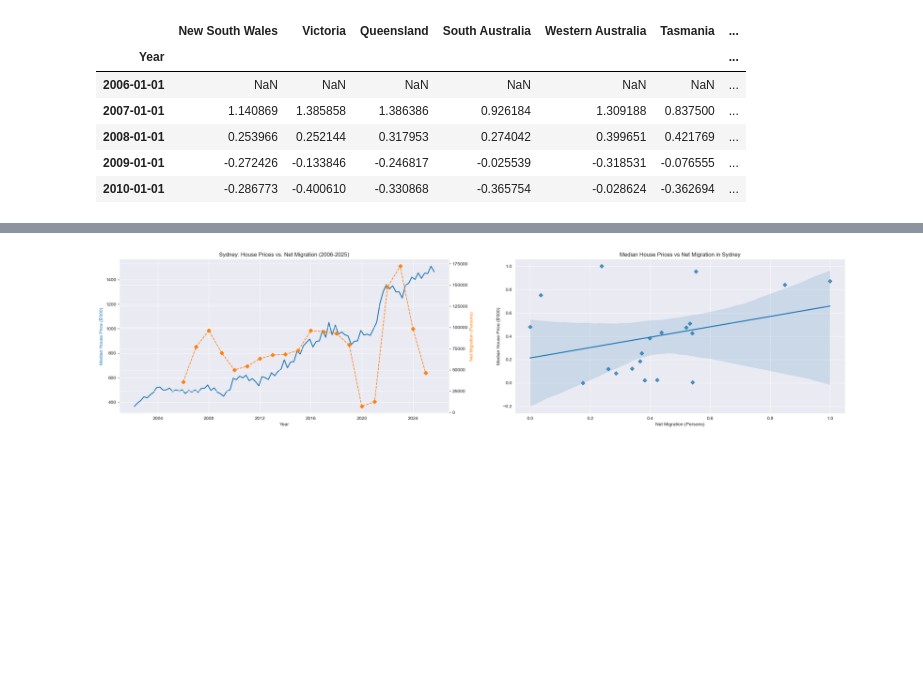
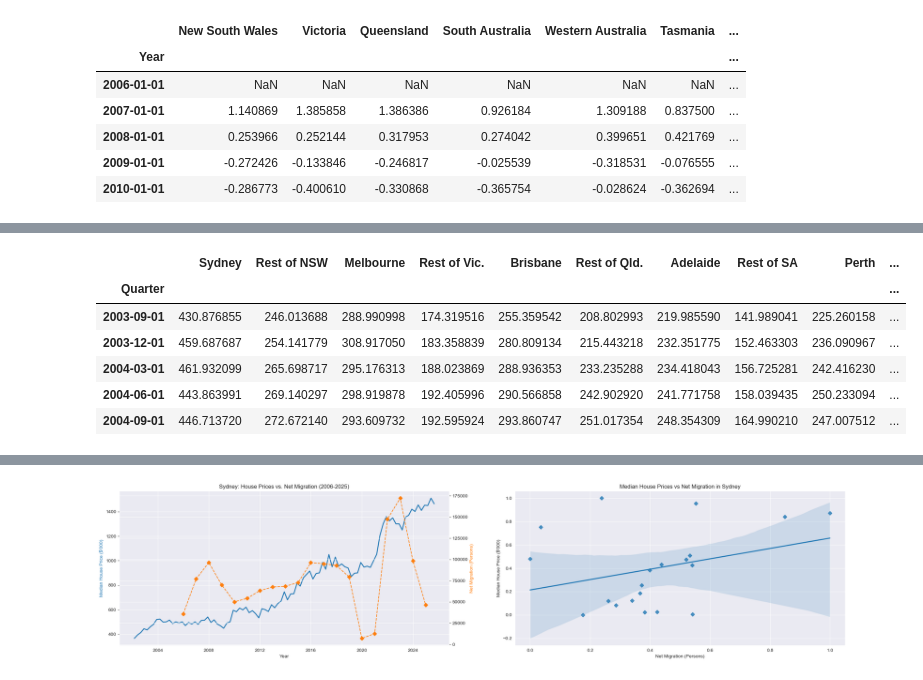
Before and after one commit to aydinkhan2005/Investigating-Factors-Affecting-Housing-in-Australia, a Jupyter notebook: notebooks/EDA_A.ipynb, the cells around one changed output, grey strips where cells are left out. Saved outputs shown, nothing was run; the diff lists cells and outputs as text; code cells hidden in the pictures; blank space fills up the shorter version.

```diff
--- a/notebooks/EDA_A.ipynb
+++ b/notebooks/EDA_A.ipynb
@@ -136,0 +163,36 @@ pct_price_changes
+# %%
+import re
+def split_data(data, skip_rows=0):
+    newData = data.copy()
+    mask = ['Price' in col for col in data.columns]
+    price = newData.loc[:, mask]
+    transfer = newData.loc[:, [not entry for entry in mask]]
+    return price.iloc[skip_rows:], transfer.iloc[skip_rows:]
+def calculate_prices_per_region(prices_df, transfers_df):
+    """
+    Calculates the weighted median house price of a region (capital city/rest of state)
+    :param prices_df: DataFrame containing the prices for established houses and detached dwellings in each region
+    :param transfers_df: DataFrame containing the number of transfers of established houses and detached dwellings in each region
+    :return: DataFrame containing the estimated median house price for each region
+    """
+    # first we calculate the numerator, which is the weighted average (dot product) of the house prices and number of transfers
+    prices_type_1 = prices_df.iloc[:, :15]
+    prices_type_2 = prices_df.iloc[:, 15:]
+    transfers_type_1 = transfers_df.iloc[:, :15]
+    transfers_type_2 = transfers_df.iloc[:, 15:]
+    weighted_sum = prices_type_1.values * transfers_type_1.values + prices_type_2.values * transfers_type_2.values
+    denominator = transfers_type_1.values + transfers_type_2.values
+    column_tags = pd.Series(prices_df.columns.str.extract(r';\s*([^;]+)')[0].str.strip()).unique()
+    # wrap data in a DataFrame
+    return pd.DataFrame(weighted_sum / denominator, columns=column_tags, index=prices_df.index)
+prices, transfers = split_data(house_prices_and_transfers, 6)
+estimated_house_prices_by_region = calculate_prices_per_region(prices, transfers)
+estimated_house_prices_by_region.head()
+# %% [output]
+|  | Sydney | Rest of NSW | Melbourne | Rest of Vic. | Brisbane | Rest of Qld. | Adelaide | Rest of SA | Perth | ... |
+| Quarter |  |  |  |  |  |  |  |  |  | ... |
+| 2003-09-01 | 430.876855 | 246.013688 | 288.990998 | 174.319516 | 255.359542 | 208.802993 | 219.985590 | 141.989041 | 225.260158 | ... |
+| 2003-12-01 | 459.687687 | 254.141779 | 308.917050 | 183.358839 | 280.809134 | 215.443218 | 232.351775 | 152.463303 | 236.090967 | ... |
+| 2004-03-01 | 461.932099 | 265.698717 | 295.176313 | 188.023869 | 288.936353 | 233.235288 | 234.418043 | 156.725281 | 242.416230 | ... |
+| 2004-06-01 | 443.863991 | 269.140297 | 298.919878 | 192.405996 | 290.566858 | 242.902920 | 241.771758 | 158.039435 | 250.233094 | ... |
+| 2004-09-01 | 446.713720 | 272.672140 | 293.609732 | 192.595924 | 293.860747 | 251.017354 | 248.354309 | 164.990210 | 247.007512 | ... |
```
Also changed, not shown: parts of 9 cells of this notebook.
